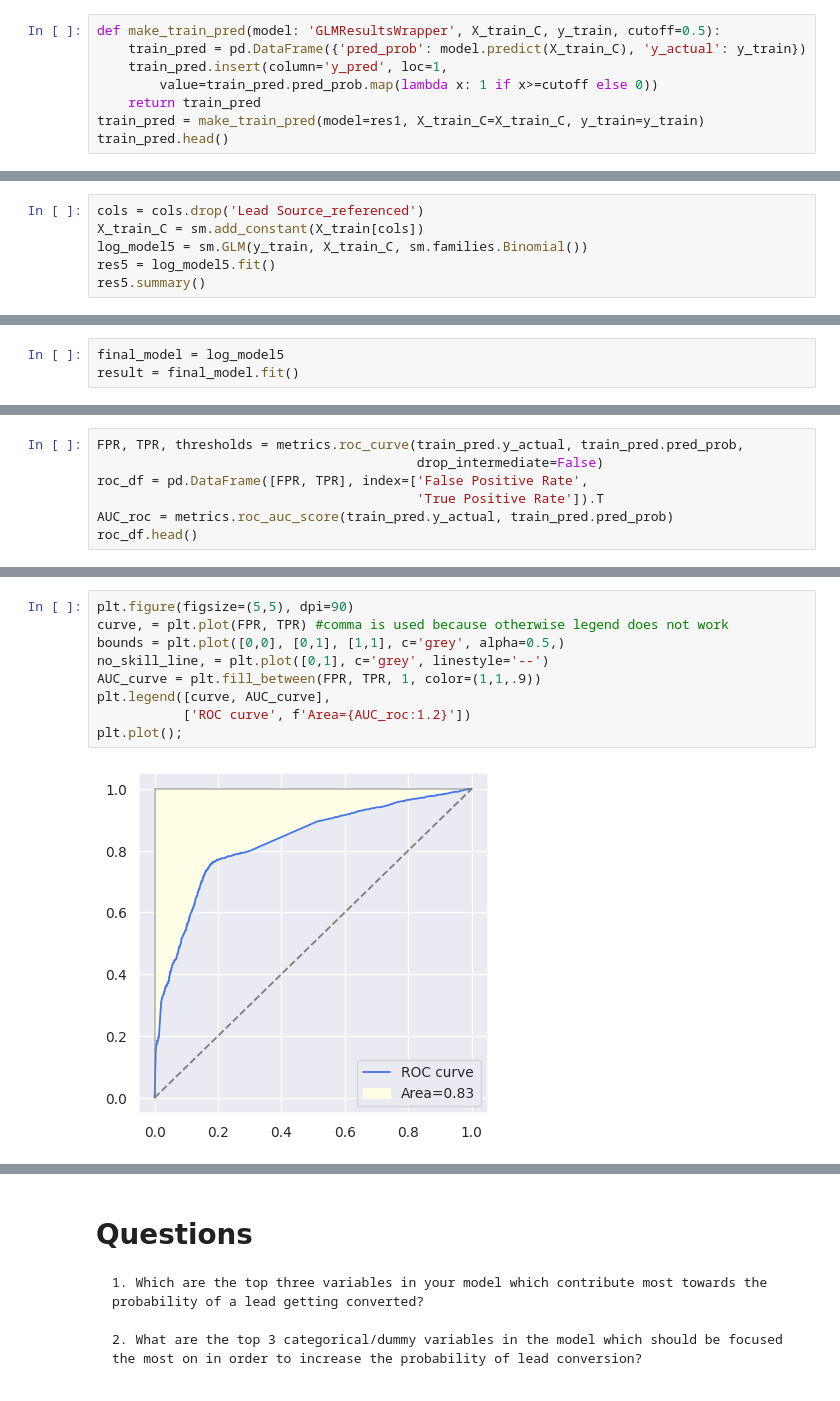
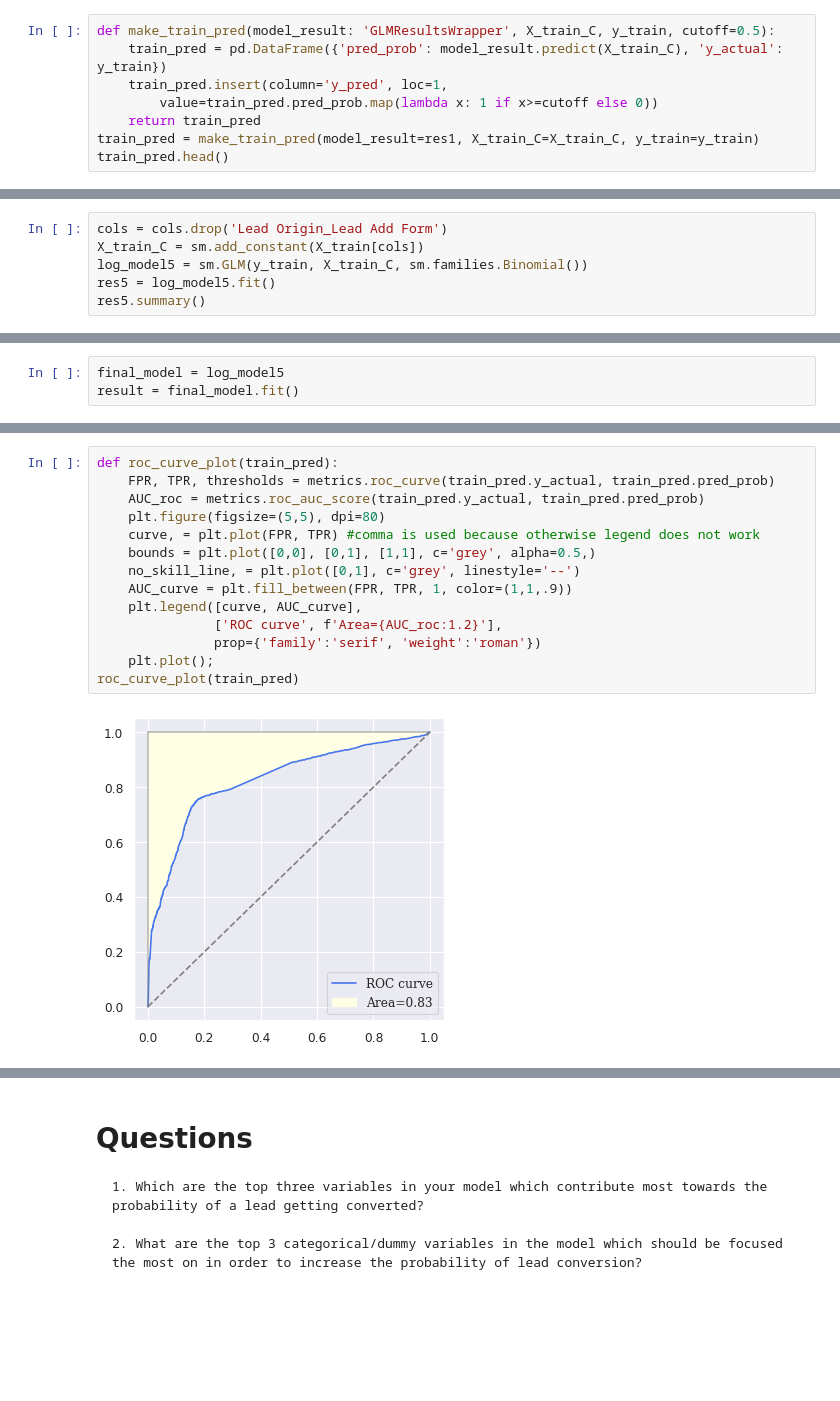
Before and after one commit to prabhanshu11/Clustering-Case-Study, a Jupyter notebook: main.ipynb, the cells around one changed output, grey strips where cells are left out. Cells and saved outputs as stored; diff of their text form; blank space fills up the shorter version.

```diff
--- a/main.ipynb
+++ b/main.ipynb
@@ -473,12 +475,12 @@ Generalized Linear Model Regression Results
 | What is your current occupation_H... | 21.8119 | 1.49e+04 | 0.001 | 0.999 | -2.93e+04 | 2.93e+04 |
 | What is your current occupation_W... | 2.8979 | 0.176 | 16.425 | 0.000 | 2.552 | 3.244 |
 # %%
-def make_train_pred(model: 'GLMResultsWrapper', X_train_C, y_train, cutoff=0.5):
-    train_pred = pd.DataFrame({'pred_prob': model.predict(X_train_C), 'y_actual': y_train})
+def make_train_pred(model_result: 'GLMResultsWrapper', X_train_C, y_train, cutoff=0.5):
+    train_pred = pd.DataFrame({'pred_prob': model_result.predict(X_train_C), 'y_actual': y_train})
     train_pred.insert(column='y_pred', loc=1,
         value=train_pred.pred_prob.map(lambda x: 1 if x>=cutoff else 0))
     return train_pred
-train_pred = make_train_pred(model=res1, X_train_C=X_train_C, y_train=y_train)
+train_pred = make_train_pred(model_result=res1, X_train_C=X_train_C, y_train=y_train)
 train_pred.head()
 # %% [output]
 |  | pred_prob | y_pred | y_actual |
@@ -616,7 +618,7 @@ from statsmodels.stats.outliers_influence import variance_inflation_factor as VI
 Dropping `Lead Origin_Lead Add Form`
 As `Lead Source_referenced` is more interpretable and actionable from business sense.
 # %%
-cols = cols.drop('Lead Source_referenced')
+cols = cols.drop('Lead Origin_Lead Add Form')
 X_train_C = sm.add_constant(X_train[cols])
 log_model5 = sm.GLM(y_train, X_train_C, sm.families.Binomial())
 res5 = log_model5.fit()
@@ -671,7 +672,0 @@ array([[3748,  537],
-# %%
-FPR, TPR, thresholds = metrics.roc_curve(train_pred.y_actual, train_pred.pred_prob,
-                                         drop_intermediate=False)
-roc_df = pd.DataFrame([FPR, TPR], index=['False Positive Rate',
-                                         'True Positive Rate']).T
-AUC_roc = metrics.roc_auc_score(train_pred.y_actual, train_pred.pred_prob)
-roc_df.head()
@@ -685,11 +673,16 @@ roc_df.head()
 # %%
-plt.figure(figsize=(5,5), dpi=90)
-curve, = plt.plot(FPR, TPR) #comma is used because otherwise legend does not work
-bounds = plt.plot([0,0], [0,1], [1,1], c='grey', alpha=0.5,)
-no_skill_line, = plt.plot([0,1], c='grey', linestyle='--')
-AUC_curve = plt.fill_between(FPR, TPR, 1, color=(1,1,.9))
-plt.legend([curve, AUC_curve],
-           ['ROC curve', f'Area={AUC_roc:1.2}'])
-plt.plot();
+def roc_curve_plot(train_pred):
+    FPR, TPR, thresholds = metrics.roc_curve(train_pred.y_actual, train_pred.pred_prob)
+    AUC_roc = metrics.roc_auc_score(train_pred.y_actual, train_pred.pred_prob)
+    plt.figure(figsize=(5,5), dpi=80)
+    curve, = plt.plot(FPR, TPR) #comma is used because otherwise legend does not work
+    bounds = plt.plot([0,0], [0,1], [1,1], c='grey', alpha=0.5,)
+    no_skill_line, = plt.plot([0,1], c='grey', linestyle='--')
+    AUC_curve = plt.fill_between(FPR, TPR, 1, color=(1,1,.9))
+    plt.legend([curve, AUC_curve],
+               ['ROC curve', f'Area={AUC_roc:1.2}'],
+               prop={'family':'serif', 'weight':'roman'})
+    plt.plot();
+roc_curve_plot(train_pred)
 # %% [output]
-[figure, old version]
+[figure, new version]
```
Also changed, not shown: parts of 27 cells of this notebook.
